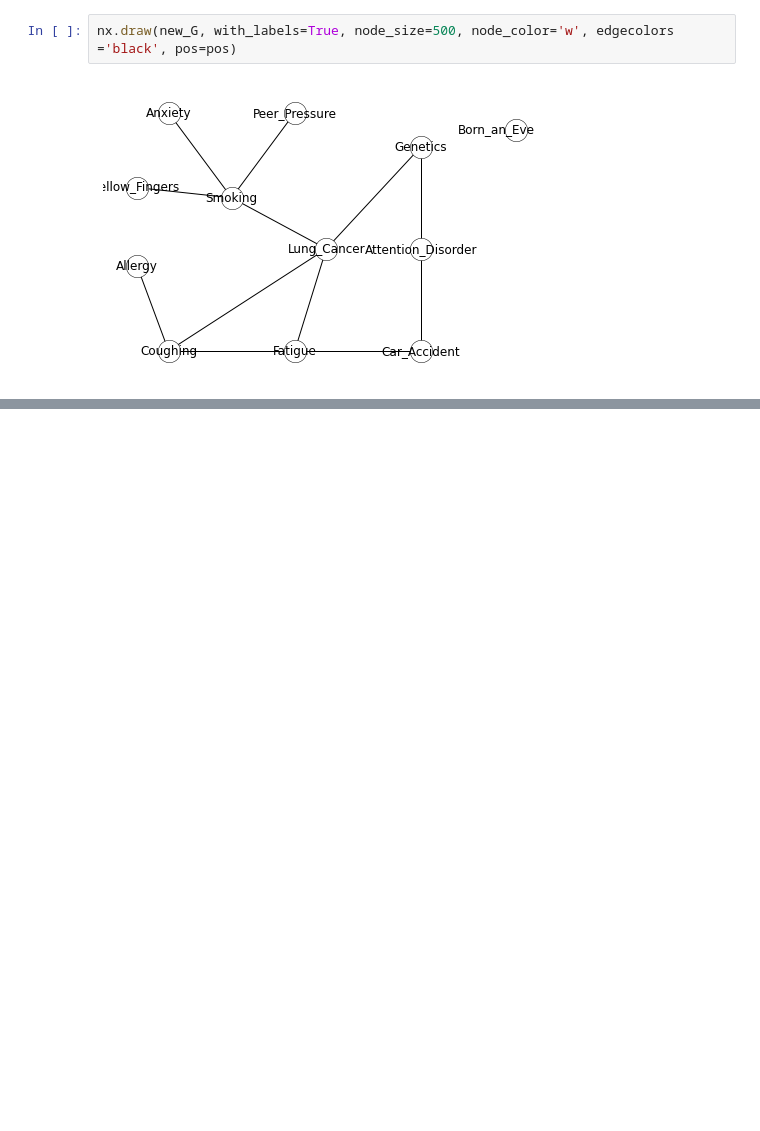
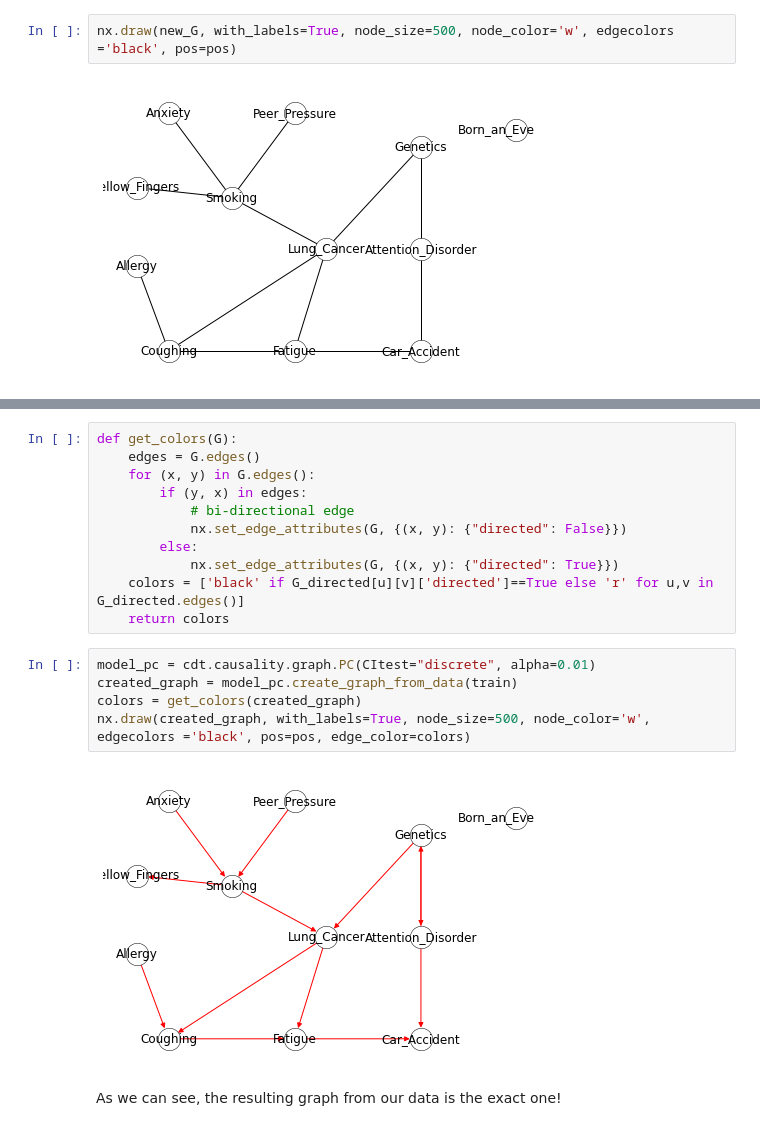
Before and after one commit to keerthybalan/CausalDS_LUCAS, a Jupyter notebook: PC_Causal.ipynb, the cells around one changed output, grey strips where cells are left out. Saved outputs shown, nothing was run; the diff lists cells and outputs as text; blank space fills up the shorter version.

```diff
--- a/PC_Causal.ipynb
+++ b/PC_Causal.ipynb
@@ -159,0 +185,20 @@ nx.draw(new_G, with_labels=True, node_size=500, node_color='w', edgecolors ='bla
+# %%
+def get_colors(G):
+    edges = G.edges()
+    for (x, y) in G.edges():
+        if (y, x) in edges:
+            # bi-directional edge
+            nx.set_edge_attributes(G, {(x, y): {"directed": False}})
+        else:
+            nx.set_edge_attributes(G, {(x, y): {"directed": True}})
+    colors = ['black' if G_directed[u][v]['directed']==True else 'r' for u,v in G_directed.edges()]
+    return colors
+# %%
+model_pc = cdt.causality.graph.PC(CItest="discrete", alpha=0.01)
+created_graph = model_pc.create_graph_from_data(train)
+colors = get_colors(created_graph)
+nx.draw(created_graph, with_labels=True, node_size=500, node_color='w', edgecolors ='black', pos=pos, edge_color=colors)
+# %% [output]
+[figure, added]
+# %% [markdown]
+As we can see, the resulting graph from our data is the exact one!
```
Also changed, not shown: parts of 6 cells of this notebook.
